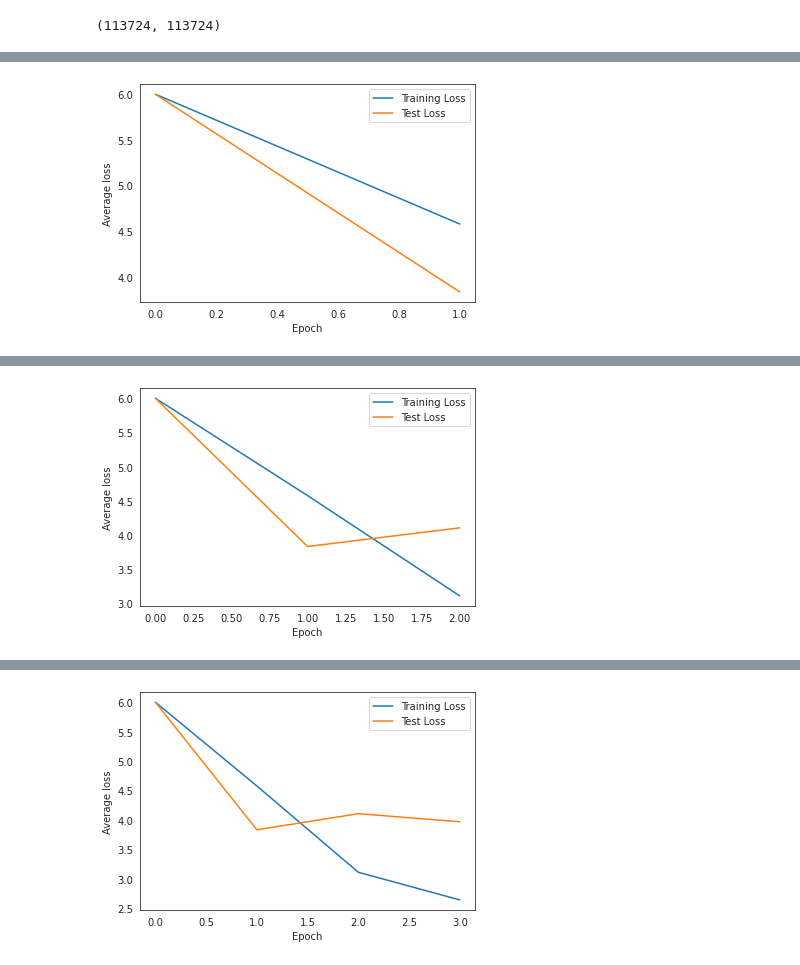
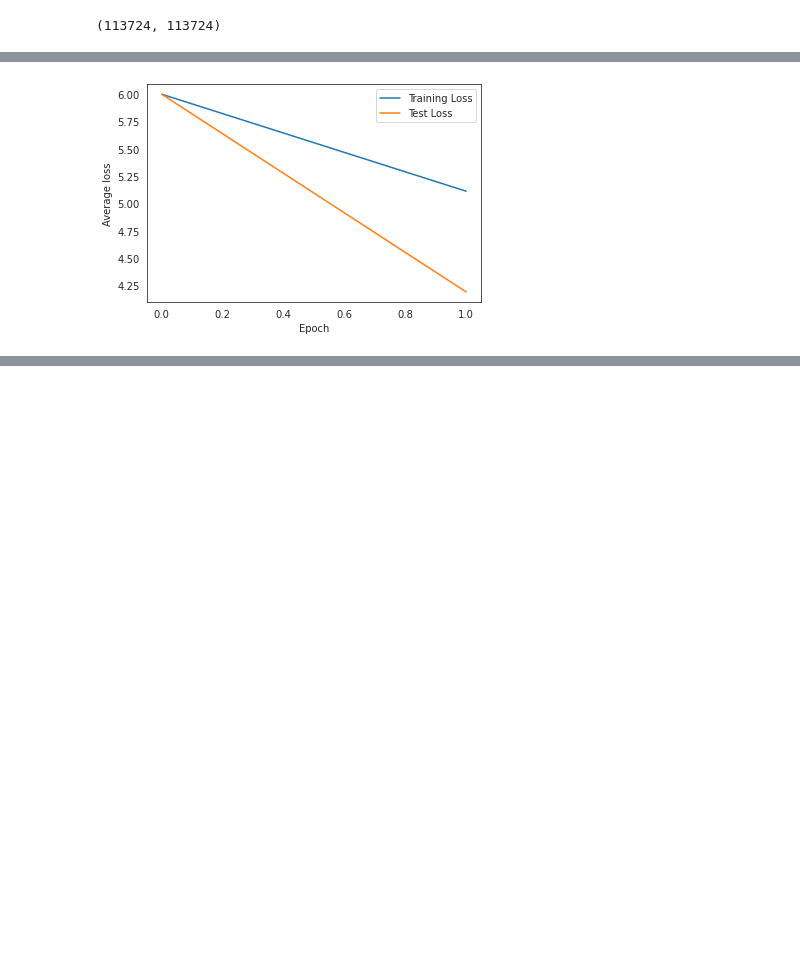
Before and after one commit to maxdata/MSc_thesis, a Jupyter notebook: Explainable/Explainable_CNN.ipynb, the cells around one changed output, grey strips where cells are left out. Drawn from its saved outputs; the diff is of its cells as text; code cells hidden in the pictures; blank space fills up the shorter version.

```diff
--- a/Explainable/Explainable_CNN.ipynb
+++ b/Explainable/Explainable_CNN.ipynb
@@ -219,8 +220,8 @@ len(to_fill), len(y)
 # %% [output]
 (113724, 113724)
 # %%
-# to_fill = to_fill[:25000]
-# y = y[:25000]
+to_fill = to_fill[:25000]
+y = y[:25000]
 # %%
 # Train test split
 split = 0.8
@@ -740,7 +741,7 @@ torch.cuda.empty_cache()
 # %%
 sns.set_style("white")
 # %%
-num_epochs = 3
+num_epochs = 1
 current = 0
 
 criterion = torch.nn.CrossEntropyLoss()
@@ -823 +824 @@ Epoch duration: 14:49
-[figure, old version]
+[figure, new version]
@@ -830 +824,0 @@ Epoch duration: 14:48
-[figure, removed]
@@ -837,4 +825,3 @@ Epoch duration: 14:52
-[figure, removed]
 # %%
 merge_results = defaultdict(list)
 
```
Also changed, not shown: parts of 11 cells of this notebook, 2 other files.
